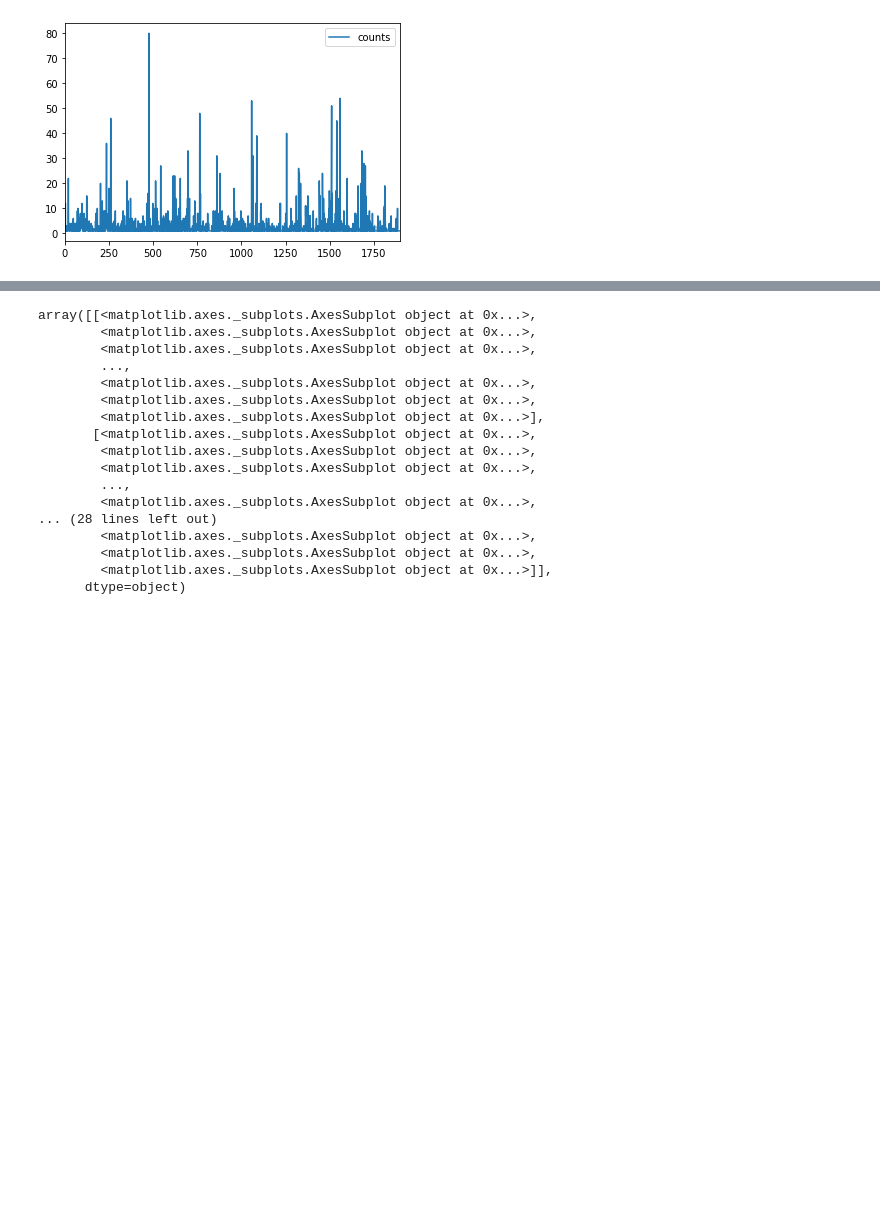
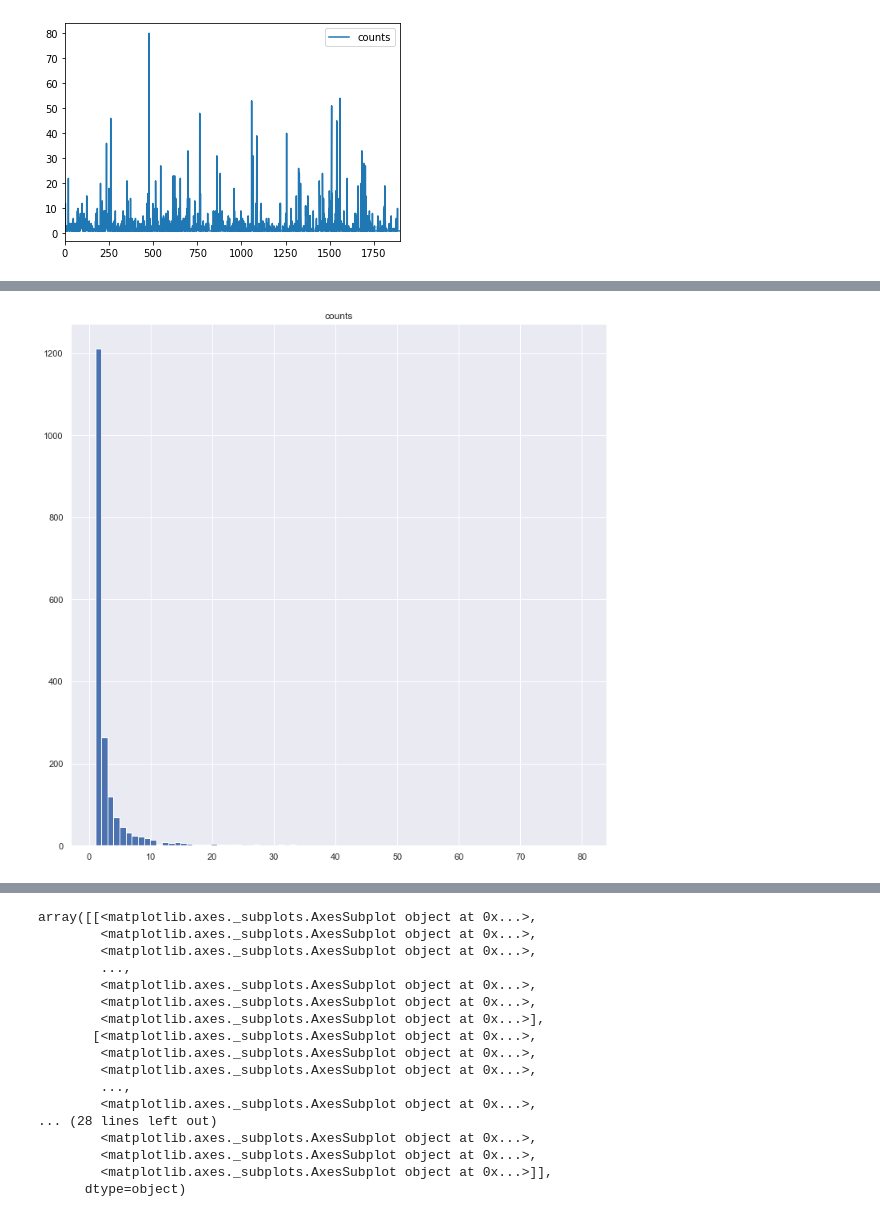
Before and after one commit to Carlene/youtube_trending, a Jupyter notebook: trending_creators.ipynb, the cells around one changed output, grey strips where cells are left out. Cells and saved outputs as stored; diff of their text form; code cells hidden in the pictures; blank space fills up the shorter version.

```diff
--- a/trending_creators.ipynb
+++ b/trending_creators.ipynb
@@ -60,0 +136,13 @@ US_channel_counts.plot()
+# %%
+more_than_two = US_sorted_counts.loc[US_sorted_counts['counts'] >= 2]
+less_than_two = US_sorted_counts.loc[US_sorted_counts['counts'] == 1]
+
+#len(more_than_two) #686
+# len(less_than_two) #1211
+
+# make a histogram/bar plot where the bins are >=2 and <2, and show amounts of channels in each bin
+# can also do a bar graph using a boolean where channels = 1 is true, and channels!=1 is false
+
+hist = US_sorted_counts.hist(bins=80)
+# %% [output]
+[figure, added]
```
Also changed, not shown: parts of 19 cells of this notebook.
